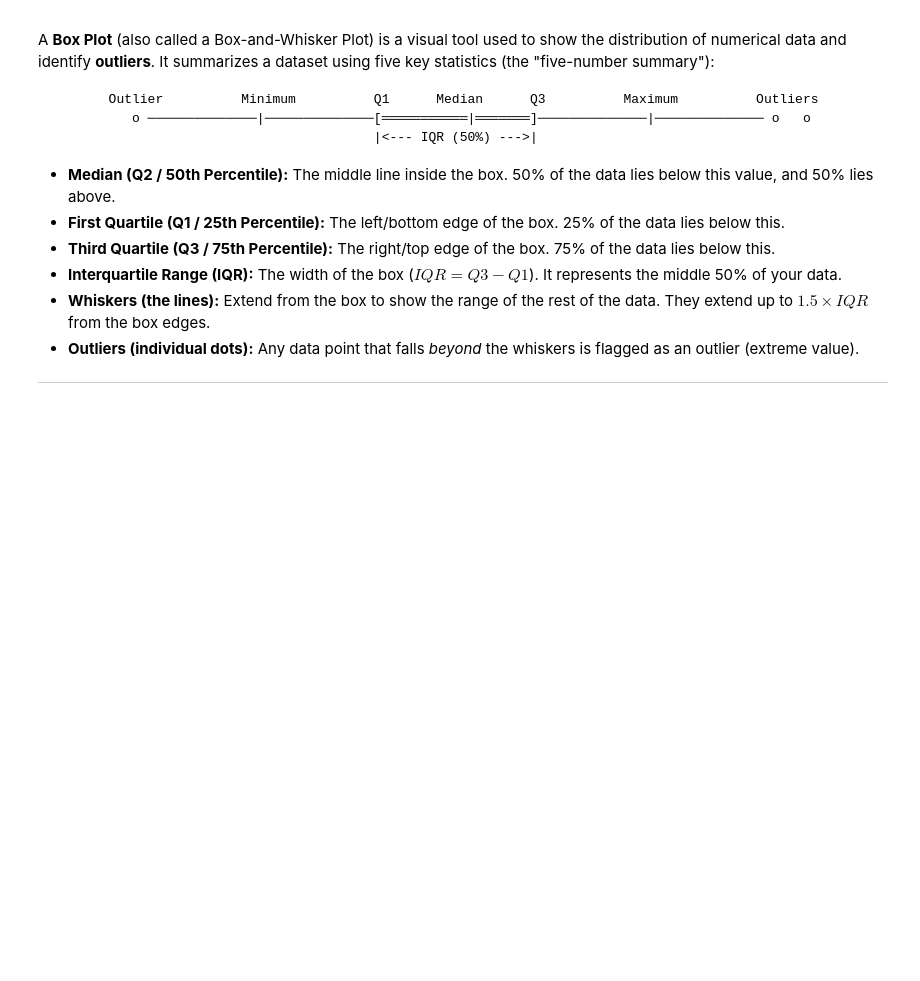
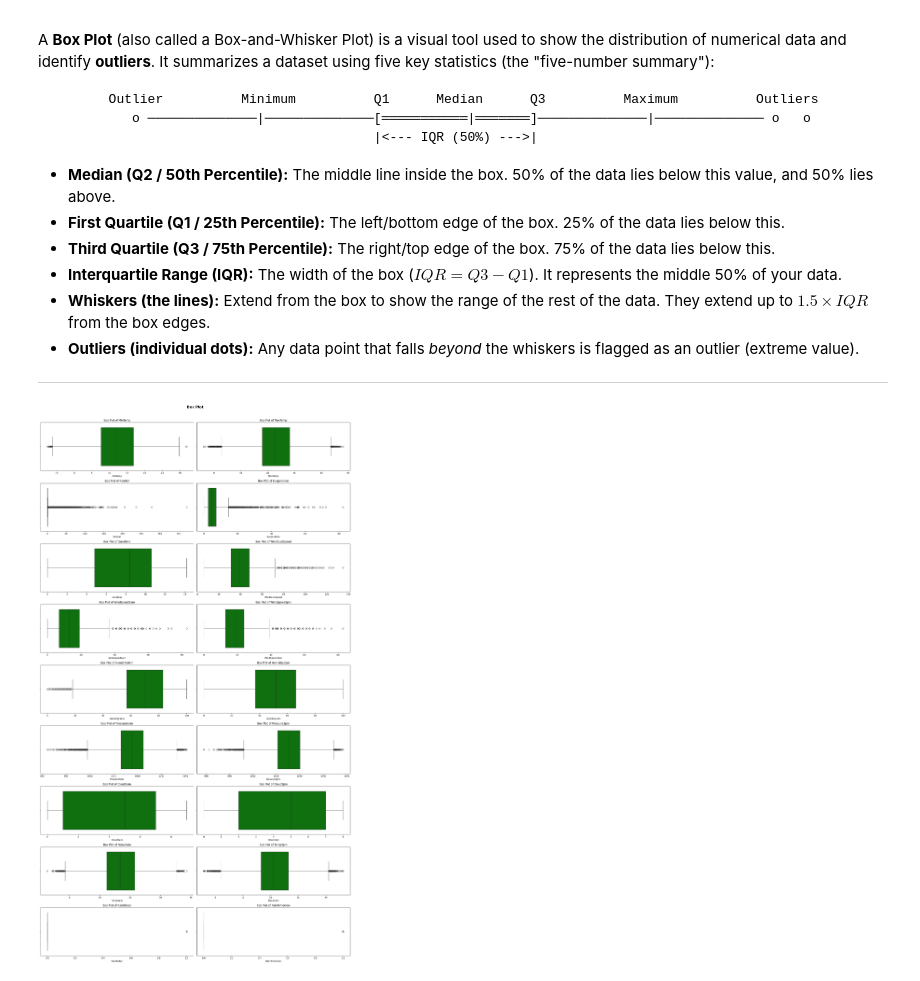
Before and after one commit to Prashant-Kumar-Codes/Machine-Learning-With-Scikit-Learn, a Jupyter notebook: Learning/Codes/C11_Data_Visualization.ipynb, the cells around one changed output. Drawn from its saved outputs; the diff is of its cells as text; code cells hidden in the pictures; blank space fills up the shorter version.

```diff
--- a/Learning/Codes/C11_Data_Visualization.ipynb
+++ b/Learning/Codes/C11_Data_Visualization.ipynb
@@ -294,3 +322,24 @@ A **Box Plot** (also called a Box-and-Whisker Plot) is a visual tool used to sho
 * **Outliers (individual dots):** Any data point that falls *beyond* the whiskers is flagged as an outlier (extreme value).
 
 ---
+# %%
+n_cols = 2
+n_rows = (len(num_cols) + n_cols -1) // n_cols
+
+fig, axes = plt.subplots(n_rows, n_cols, figsize=(20,35))
+axes = axes.flatten()
+
+for i, col in enumerate(num_cols):
+    sns.boxplot(data=rawdf.sample(50000), x=col, ax=axes[i], color='green')
+    axes[i].set_title(f'Box Plot of {col}')
+    axes[i].set_xlabel(f'{col}')
+    # axes[i].set_ylabel(f'RainTomorrow')
+
+for j in range(i+1, len(axes)):
+    axes[j].set_visible(False)
+
+plt.suptitle('Box Plot', fontsize=16, y=1.01, weight='bold')
+plt.tight_layout()
+plt.show()
+# %% [output]
+[figure, added]
```
Also changed, not shown: parts of 6 cells of this notebook.
